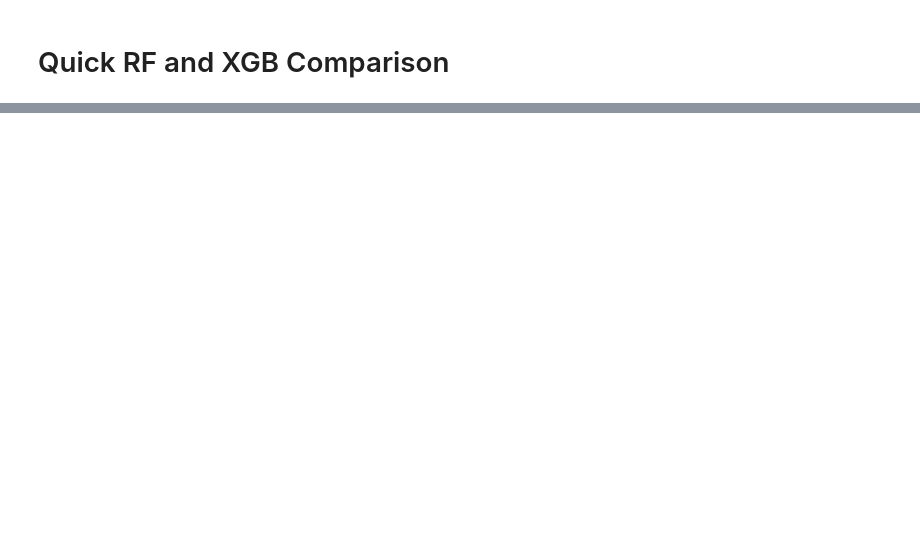
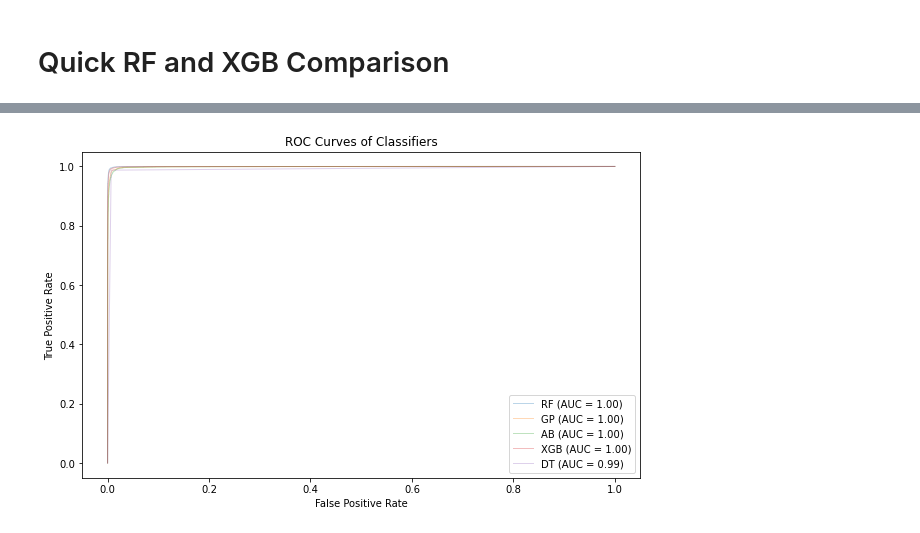
Before and after one commit to rileyhufford/MLProject, a Jupyter notebook: MLJupyter/Joseph's Playground ☺.ipynb, the cells around one changed output, grey strips where cells are left out. Drawn from its saved outputs; the diff is of its cells as text; code cells hidden in the pictures; blank space fills up the shorter version.

Commit message:
Added feature ranking, classifier looping, and CM looping

```diff
--- a/MLJupyter/Joseph's Playground ☺.ipynb
+++ b/MLJupyter/Joseph's Playground ☺.ipynb
@@ -276,0 +337,12 @@ False negative rate : 0.753589 %
+# %%
+#Classifer loop setup
+names = ["RF", "GP", "AB", "XGB", "DT"]
+
+classifiers = [
+    RandomForestClassifier(n_estimators=50),
+    GradientBoostingClassifier(n_estimators=50),
+    AdaBoostClassifier(n_estimators=50),
+    XGBClassifier(n_estimators = 50, use_label_encoder = False),
+    DecisionTreeClassifier()]
+
+mean_fpr = np.linspace(0, 1, 100)
@@ -276,0 +403,20 @@ False negative rate : 0.753589 %
+# %%
+fig, ax = plt.subplots(figsize=(10, 6))
+lw=2
+
+X_train, X_test, y_train, y_test = train_test_split(new_data, target, test_size=.2,
+                                                random_state=0)
+for name, classifier in zip(names, classifiers):
+    classifier.fit(X_train, y_train)
+    plot_roc_curve(classifier, X_test, y_test,
+                         name=f'{name}',
+                         alpha=0.3, lw=1, ax=ax)
+
+ax.set(xlim=[-0.05, 1.05], ylim=[-0.05, 1.05], title="ROC Curve Example")
+ax.legend(loc="lower right")
+plt.title("ROC Curves of Classifiers")
+plt.xlabel('False Positive Rate')
+plt.ylabel('True Positive Rate')
+plt.legend(loc="lower right")
+plt.show()
+# %% [output]
@@ -276,0 +424 @@ False negative rate : 0.753589 %
+[figure, added]
```
Also changed, not shown: parts of 23 cells of this notebook.
